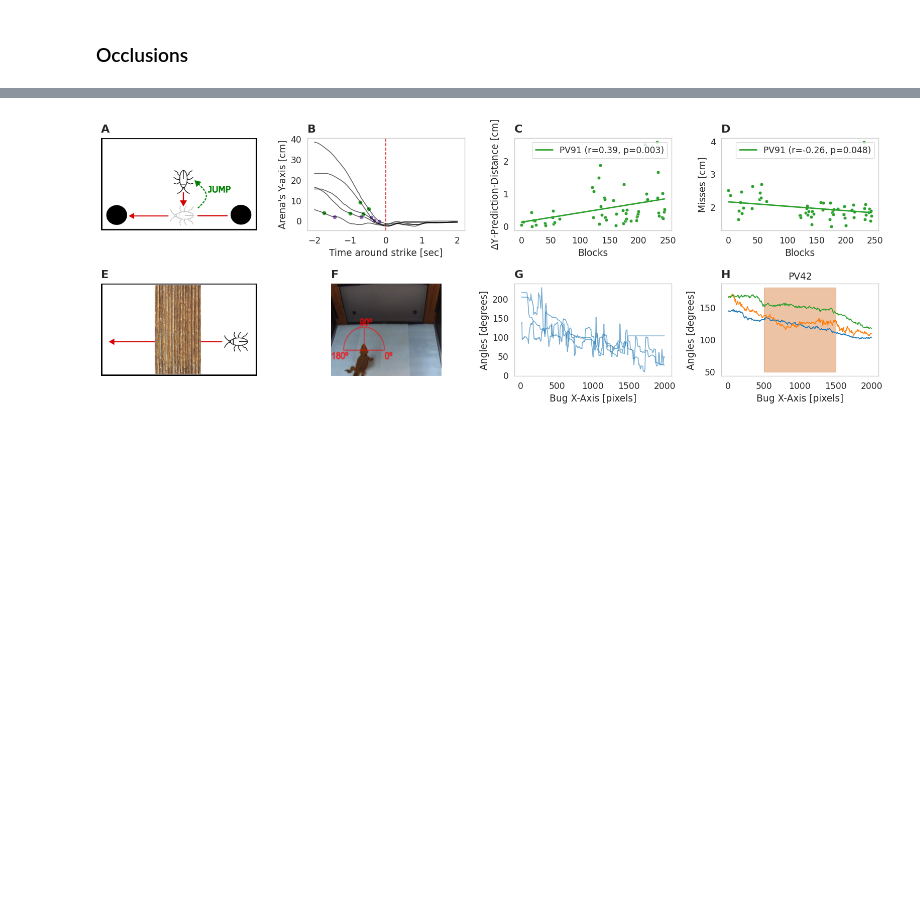
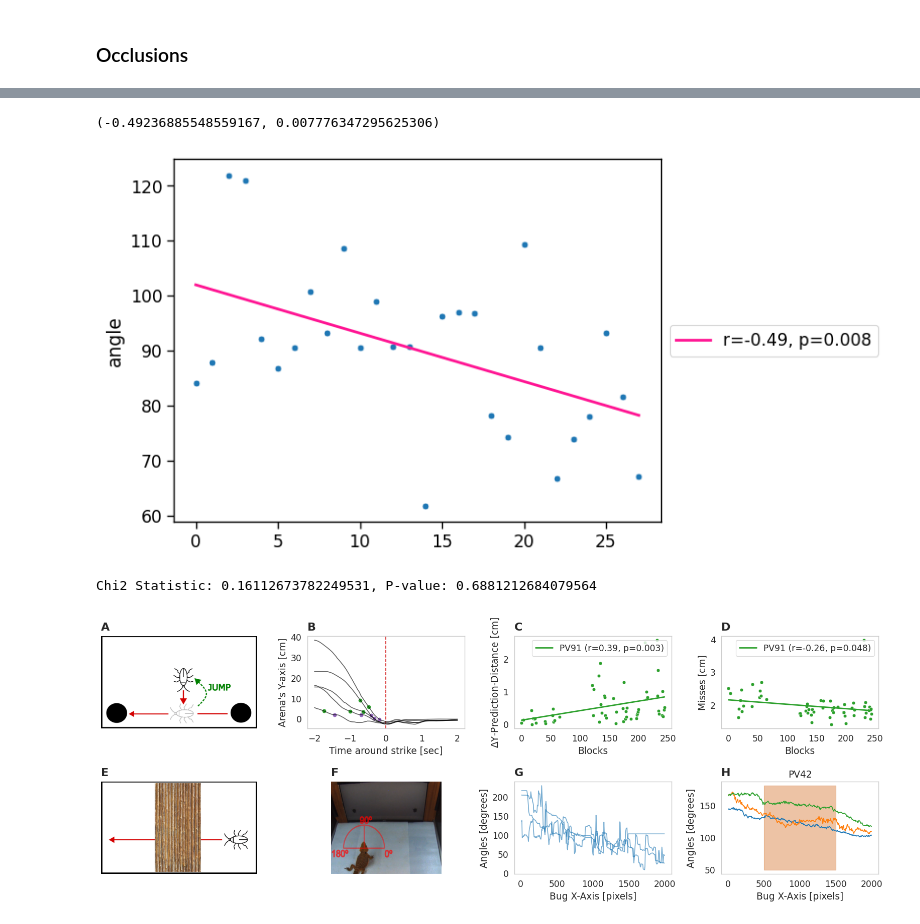
Before and after one commit to EvolutionaryNeuralCodingLab/PreyTouch, a Jupyter notebook: notebooks/paper_figs.ipynb, the cells around one changed output, grey strips where cells are left out. Cells and saved outputs as stored; diff of their text form; code cells hidden in the pictures; blank space fills up the shorter version.

```diff
--- a/notebooks/paper_figs.ipynb
+++ b/notebooks/paper_figs.ipynb
@@ -1066,0 +1040,21 @@ fig.tight_layout()
+# %%
+a = res.groupby('block_id').angle.mean()
+x = np.arange(len(a))
+ax = plt.subplot()
+sns.scatterplot(x=x, y=a, ax=ax)
+plot_regression(ax, x, a.values)
+# %% [output]
+(-0.49236885548559167, 0.007776347295625306)
+[figure, added]
+# %%
+from scipy.stats import chi2_contingency
+
+# Example data
+data = [[300, 10], [350, 15]]
+
+# Perform the chi-square test
+chi2, p, dof, expected = chi2_contingency(data)
+
+print(f"Chi2 Statistic: {chi2}, P-value: {p}")
+# %% [output]
+Chi2 Statistic: 0.16112673782249531, P-value: 0.6881212684079564
```
Also changed, not shown: parts of 23 cells of this notebook, 3 other files.
